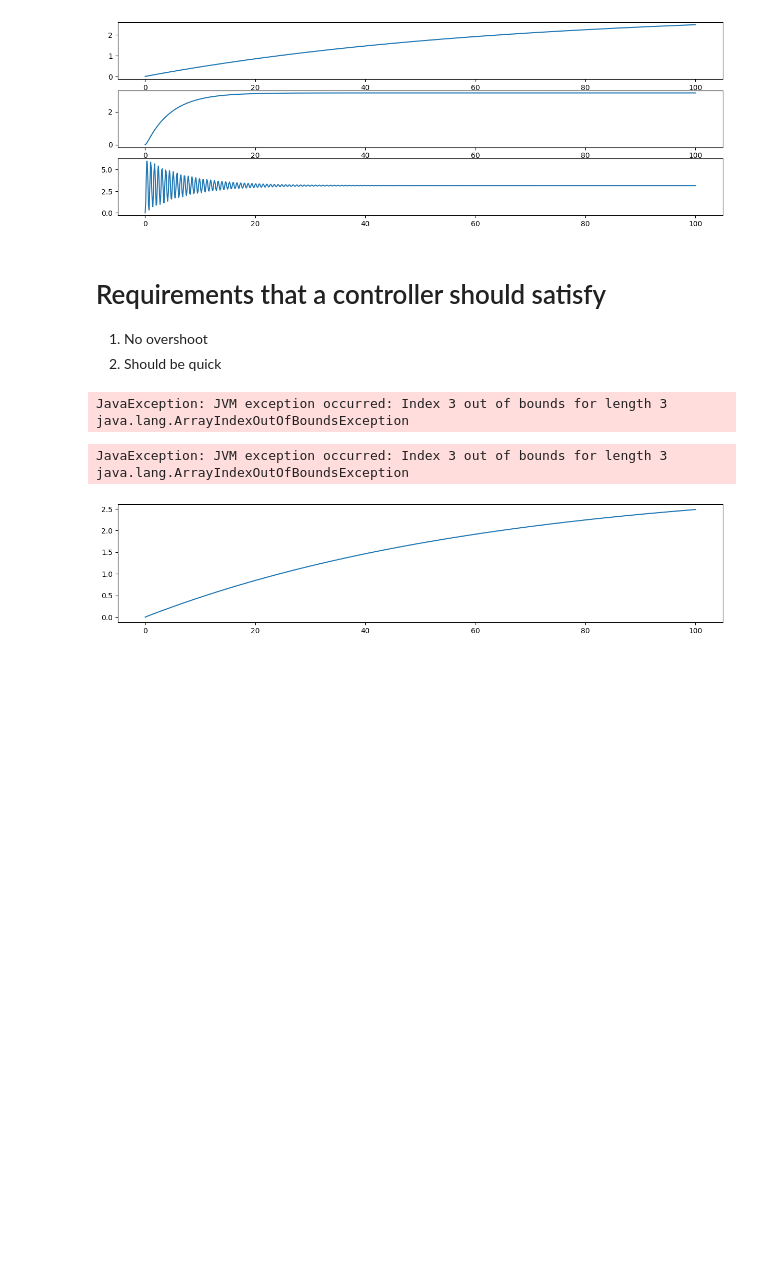
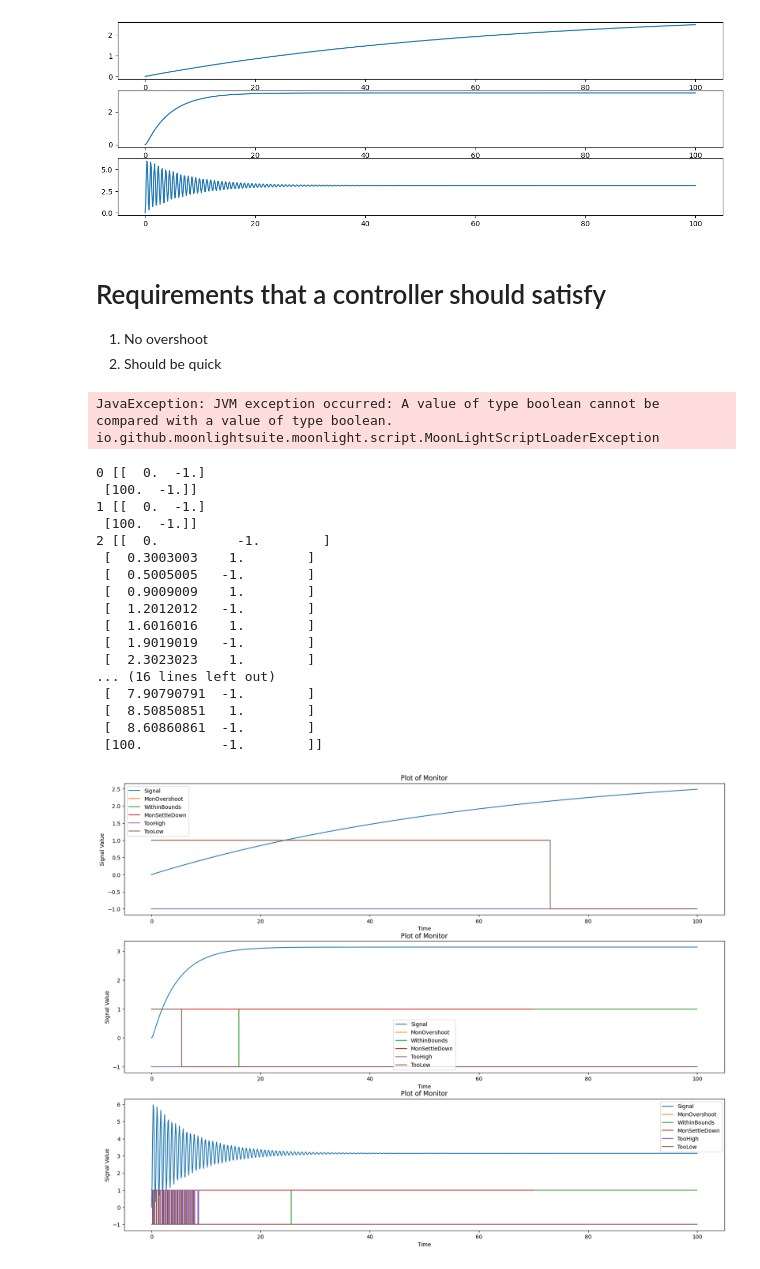
Before and after one commit to albertoZurini/UNITS-CPS-Project, a Jupyter notebook: main_working.ipynb, the cells around one changed output. Saved outputs shown, nothing was run; the diff lists cells and outputs as text; code cells hidden in the pictures; blank space fills up the shorter version.

```diff
--- a/main_working.ipynb
+++ b/main_working.ipynb
@@ -95,7 +95,7 @@ for parameters in [NO_OVERSHOOT_SLOW, QUICK_NO_OVERSHOOT, RESONANCE]:
     Y = Y.reshape(Y.shape[0])
     Ys.append(Y)
 
-targetSignal = [np.pi for i in range(len(Ys))]
+targetSignal = [np.pi for i in range(len(Ys[0]))]
 time = np.linspace(0,TIME_STEPS*0.1,num=len(Y))
 # %%
 plt.figure(figsize=(15, 15))
@@ -124,4 +115,0 @@ moonlightScript = moonlight.ScriptLoader.loadFromText(script)
-# %%
-monitors[0].monitor(list(time),signals)
-# %% [output]
-JavaException: JVM exception occurred: Index 3 out of bounds for length 3 java.lang.ArrayIndexOutOfBoundsException
@@ -128,32 +119,70 @@ JavaException: JVM exception occurred: Index 3 out of bounds for length 3 java.l
+# %%
+# Oscillation: G(high→Flow)∧G(low→Fhigh).
+
+# & (TooLow => eventually {{ TooHigh }})
+
+script = f"""
+signal {{ real x; real y; }}
+domain boolean;
+formula MonOvershoot = eventually [{SETTLE_DOWN_TIME}, {MAX_TIME}] {{ abs(x - y) > 0.1 }};
+formula WithinBounds = globally {{ abs(x - y) < 0.1 }};
+formula MonSettleDown = eventually [{SETTLE_DOWN_TIME + 9}, {SETTLE_DOWN_TIME + 10}] WithinBounds;
+
+formula TooHigh = (x - y) > 1;
+formula TooLow = (x - y) < -1;
+formula Resonance = TooHigh => TooLow;
+"""
+
+moonlightScript = moonlight.ScriptLoader.loadFromText(script)
+# %% [output]
+JavaException: JVM exception occurred: A value of type boolean cannot be compared with a value of type boolean. io.github.moonlightsuite.moonlight.script.MoonLightScriptLoaderException
 # %%
 ## STEP 4: getting the monitor associated with a target formula
 
-MONITOR_NAMES = ["Overshoot", "Resonance"]
+MONITOR_NAMES = ["MonOvershoot", "WithinBounds", "MonSettleDown", "TooHigh", "TooLow"]
 
-plt.rcParams["figure.figsize"] = (15,10)
+plt.rcParams["figure.figsize"] = (20,15)
 for i in range(len(Ys)):
     plt.subplot(3, 1, i+1)
 
-    plt.plot(time,Ys[i], label = '$sin(x)$')
+    plt.plot(time, Ys[i], label = 'Signal')
 
     signals = list(zip(Ys[i], targetSignal))
     monitors = []
     results = []
     for m in MONITOR_NAMES:
         monitor = moonlightScript.getMonitor(m)
         monitors.append(monitor)
         result = np.array(monitor.monitor(list(time),signals))
         results.append(result)
 
-    for i in range(len(results)):
-        r = results[i]
-        plt.step(r[:,0],r[:,1], where='post', label=MONITOR_NAMES[i])
+    for j in range(len(results)):
+        r = results[j]
+        plt.step(r[:,0],r[:,1], where='post', label=MONITOR_NAMES[j])
+
+    print(i, results[3])
 
 
     plt.title("Plot of Monitor")
     plt.xlabel("Time")
     plt.ylabel("Signal Value")
     plt.legend()
 # %% [output]
-JavaException: JVM exception occurred: Index 3 out of bounds for length 3 java.lang.ArrayIndexOutOfBoundsException
+0 [[  0.  -1.]
+ [100.  -1.]]
+1 [[  0.  -1.]
+ [100.  -1.]]
+2 [[  0.          -1.        ]
+ [  0.3003003    1.        ]
+ [  0.5005005   -1.        ]
+ [  0.9009009    1.        ]
+ [  1.2012012   -1.        ]
+ [  1.6016016    1.        ]
+ [  1.9019019   -1.        ]
+ [  2.3023023    1.        ]
+... (16 lines left out)
+ [  7.90790791  -1.        ]
+ [  8.50850851   1.        ]
+ [  8.60860861  -1.        ]
+ [100.          -1.        ]]
-[figure, old version]
+[figure, new version]
```
Also changed, not shown: parts of 4 cells of this notebook.
